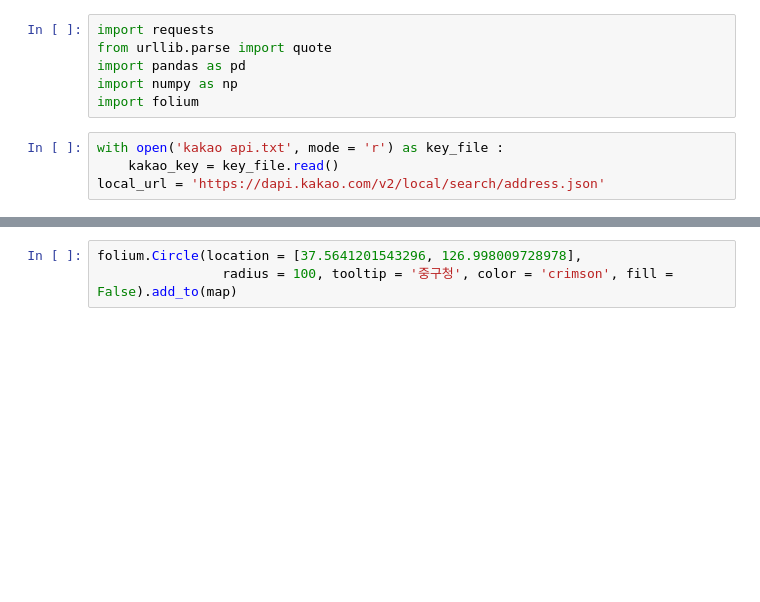
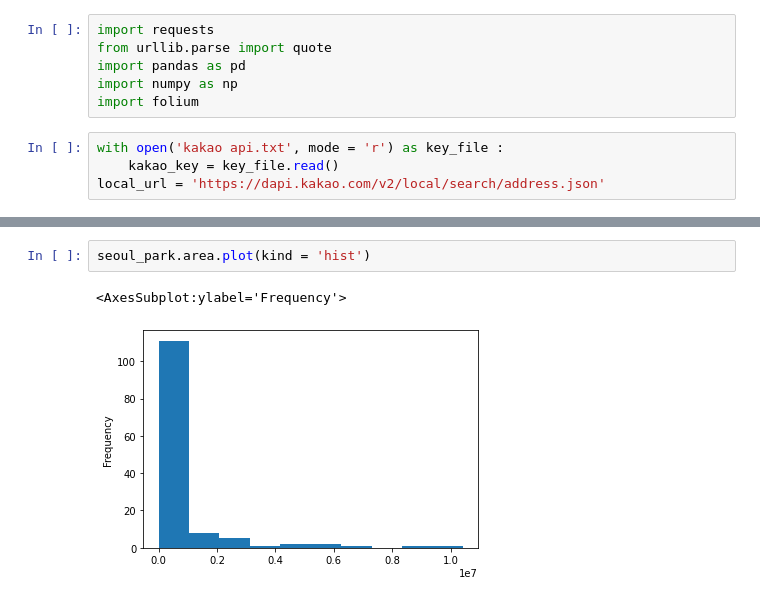
Before and after one commit to euka96/Data-Analysis, a Jupyter notebook: Ch.4-Map&PublicAPI/연습문제.ipynb, the cells around one changed output, grey strips where cells are left out. Saved outputs shown, nothing was run; the diff lists cells and outputs as text; blank space fills up the shorter version.

```diff
--- a/Ch.4-Map&PublicAPI/연습문제.ipynb
+++ b/Ch.4-Map&PublicAPI/연습문제.ipynb
@@ -50,3 +74,5 @@ seoul_park
-# %%
-folium.Circle(location = [37.5641201543296, 126.998009728978],
-                radius = 100, tooltip = '중구청', color = 'crimson', fill = False).add_to(map)
+# %%
+seoul_park.area.plot(kind = 'hist')
+# %% [output]
+<AxesSubplot:ylabel='Frequency'>
+[figure, added]
```
Also changed, not shown: parts of 8 cells of this notebook, 1 other file.
